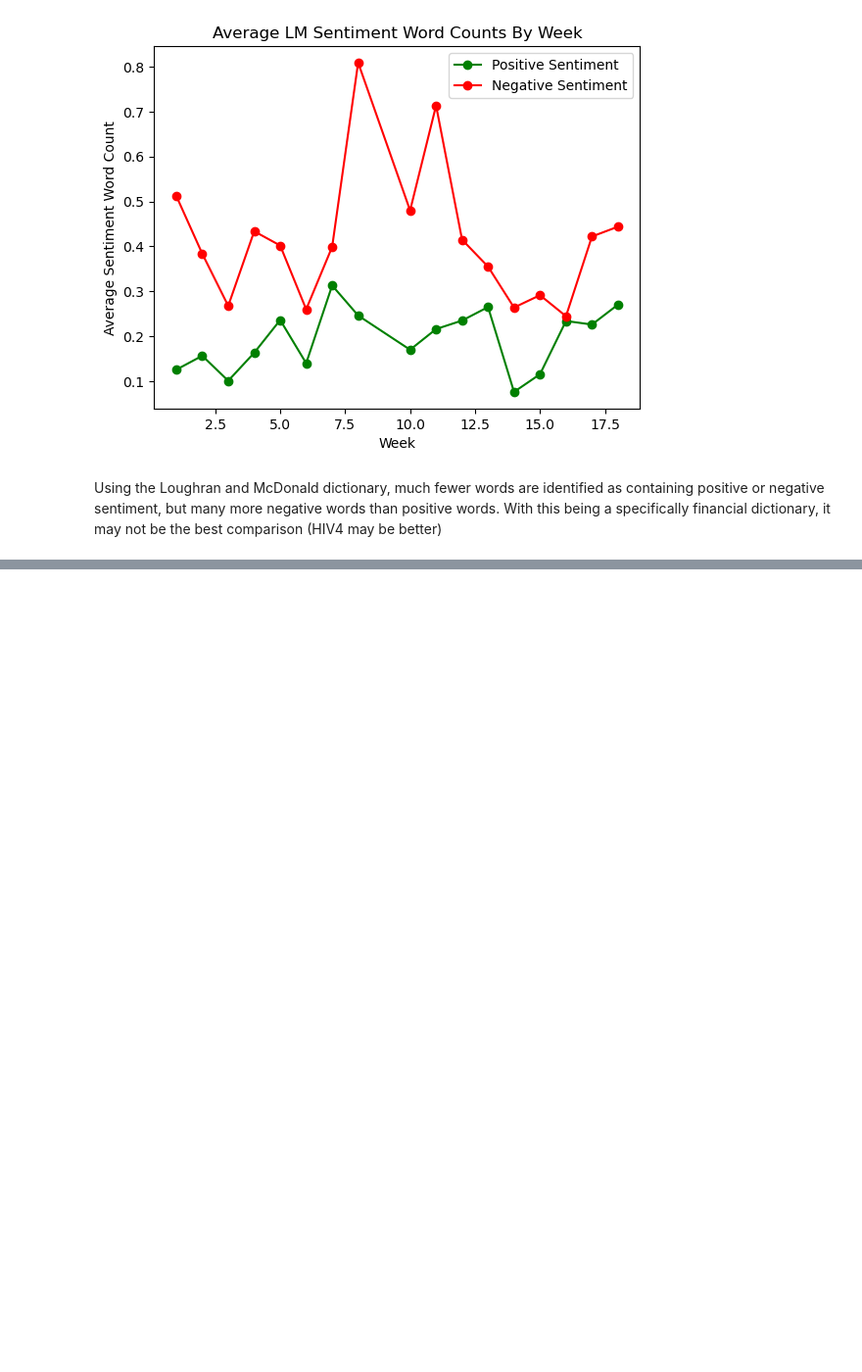
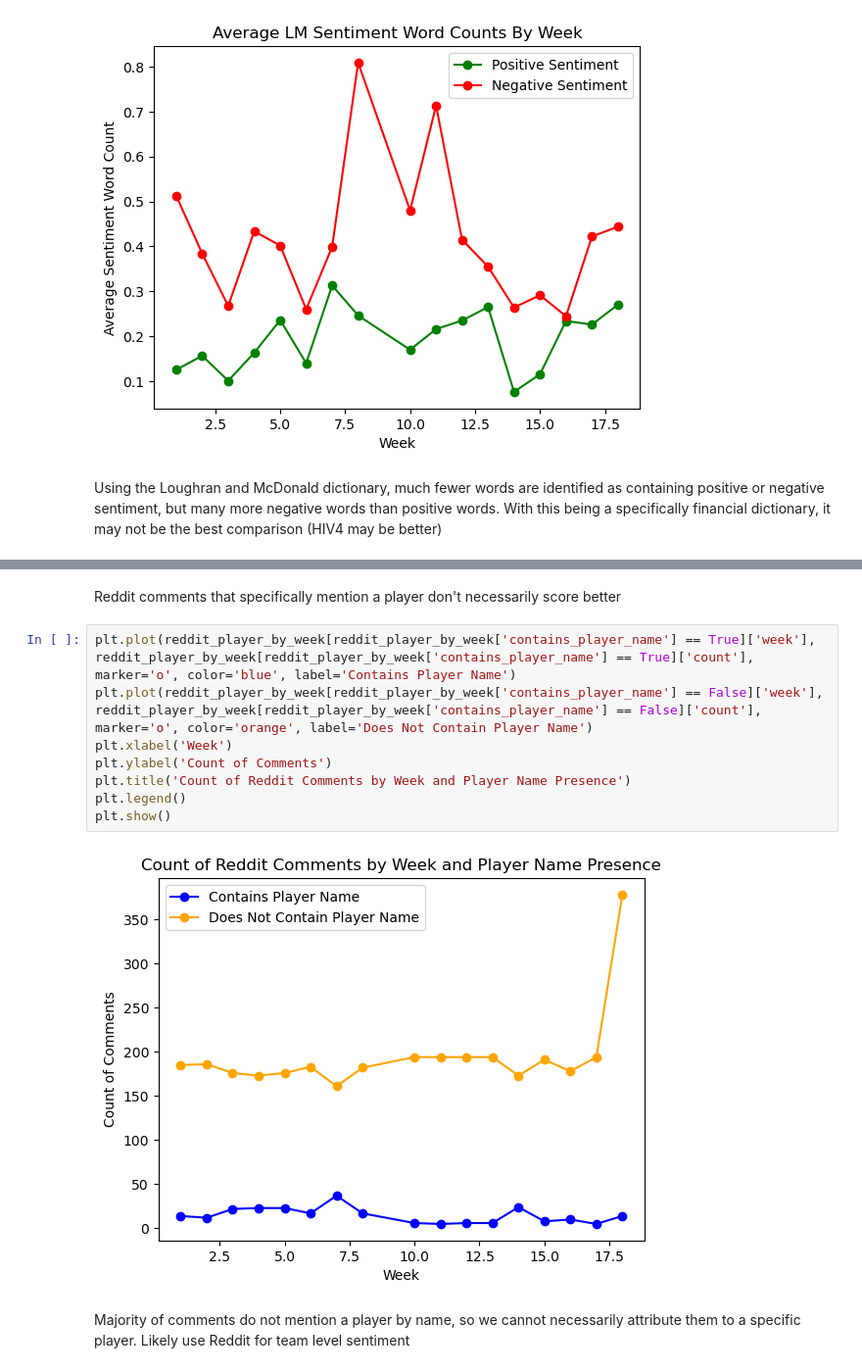
Before and after one commit to ryanjamesyu2/sentiment-performance-connection, a Jupyter notebook: sentiment_data_eda.ipynb, the cells around one changed output, grey strips where cells are left out. Shown at 98% size. Drawn from its saved outputs; the diff is of its cells as text; blank space fills up the shorter version.

```diff
--- a/sentiment_data_eda.ipynb
+++ b/sentiment_data_eda.ipynb
@@ -513,0 +579,14 @@ Using the Loughran and McDonald dictionary, much fewer words are identified as c
+# %% [markdown]
+Reddit comments that specifically mention a player don't necessarily score better
+# %%
+plt.plot(reddit_player_by_week[reddit_player_by_week['contains_player_name'] == True]['week'], reddit_player_by_week[reddit_player_by_week['contains_player_name'] == True]['count'], marker='o', color='blue', label='Contains Player Name')
+plt.plot(reddit_player_by_week[reddit_player_by_week['contains_player_name'] == False]['week'], reddit_player_by_week[reddit_player_by_week['contains_player_name'] == False]['count'], marker='o', color='orange', label='Does Not Contain Player Name')
+plt.xlabel('Week')
+plt.ylabel('Count of Comments')
+plt.title('Count of Reddit Comments by Week and Player Name Presence')
+plt.legend()
+plt.show()
+# %% [output]
+[figure, added]
+# %% [markdown]
+Majority of comments do not mention a player by name, so we cannot necessarily attribute them to a specific player. Likely use Reddit for team level sentiment
```
Also changed, not shown: parts of 6 cells of this notebook.
